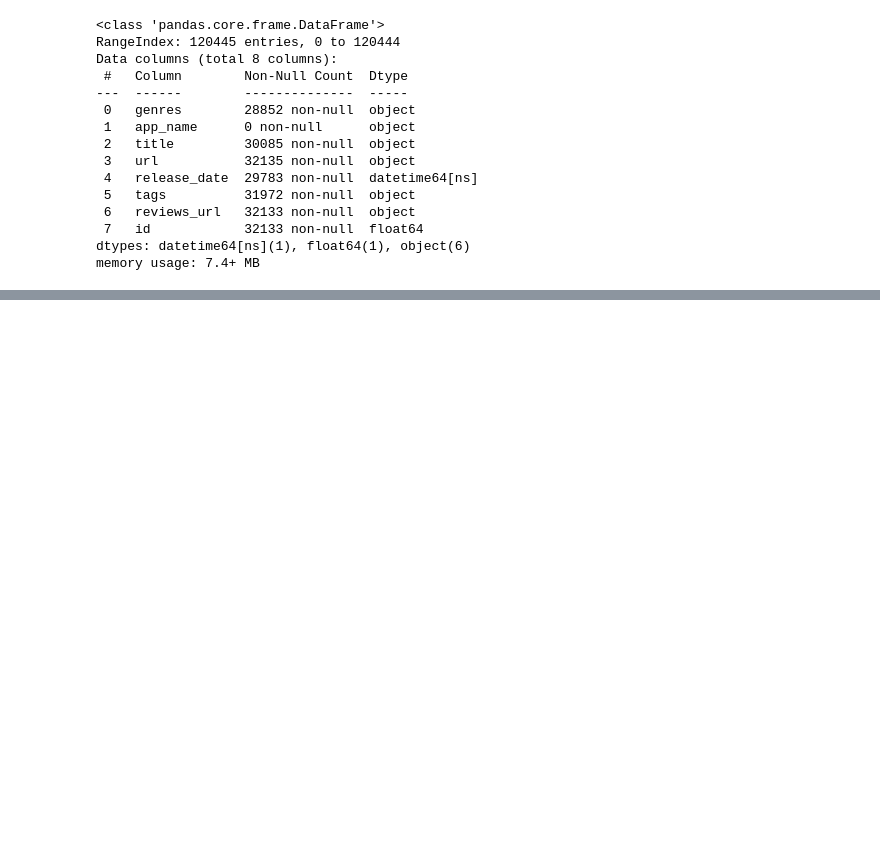
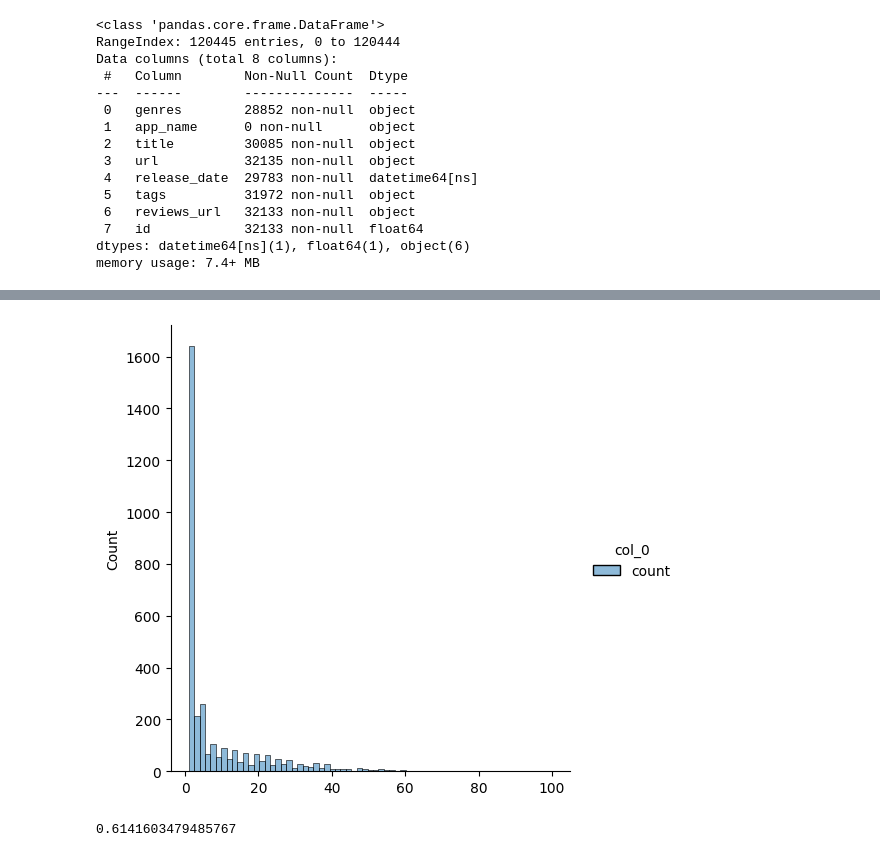
Before and after one commit to JGIOVANNIE/PI_ML_OPS_STEAM, a Jupyter notebook: Notebooks/EDA.ipynb, the cells around one changed output, grey strips where cells are left out. Cells and saved outputs as stored; diff of their text form; code cells hidden in the pictures; blank space fills up the shorter version.

```diff
--- a/Notebooks/EDA.ipynb
+++ b/Notebooks/EDA.ipynb
@@ -107,0 +179,3 @@ plt.show()
+# %%
+release = pd.crosstab(games['release_date'],columns='count')
+release
@@ -107,0 +197,10 @@ plt.show()
+# %%
+sns.displot(release)
+plt.show()
+# %% [output]
+[figure, added]
+# %%
+# busamos correlacion entre las variables numericas
+games['release_date'].corr(games['id'])
+# %% [output]
+0.6141603479485767
```
Also changed, not shown: parts of 35 cells of this notebook, 4 other files.
